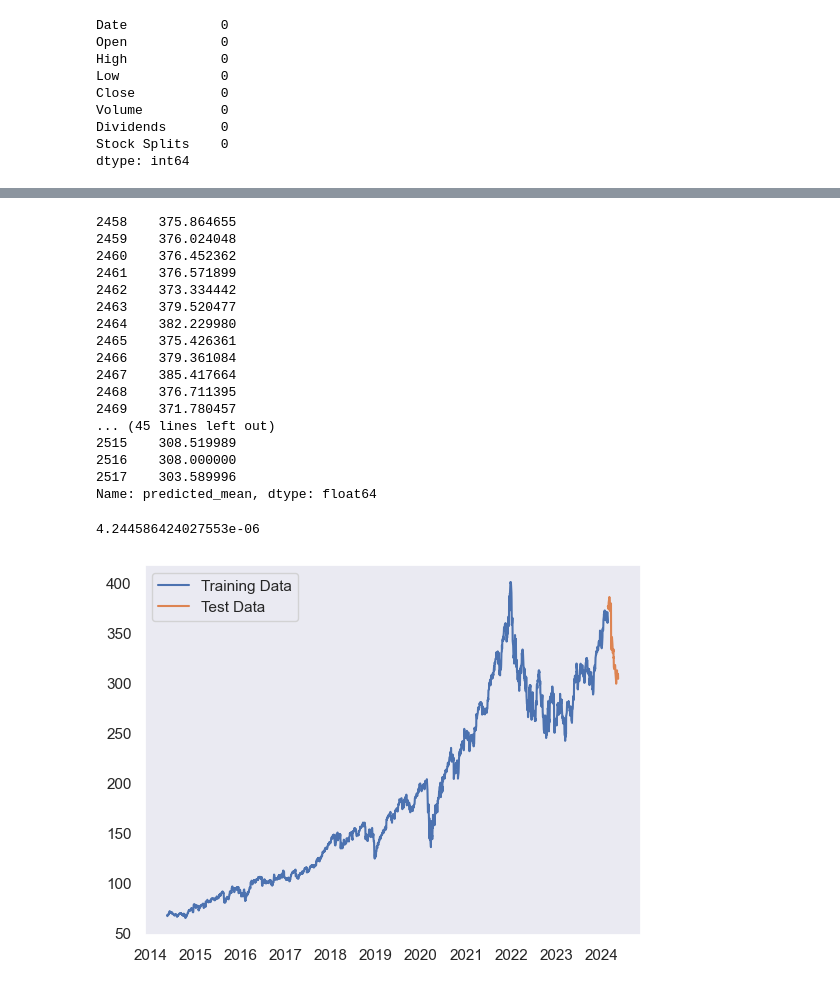
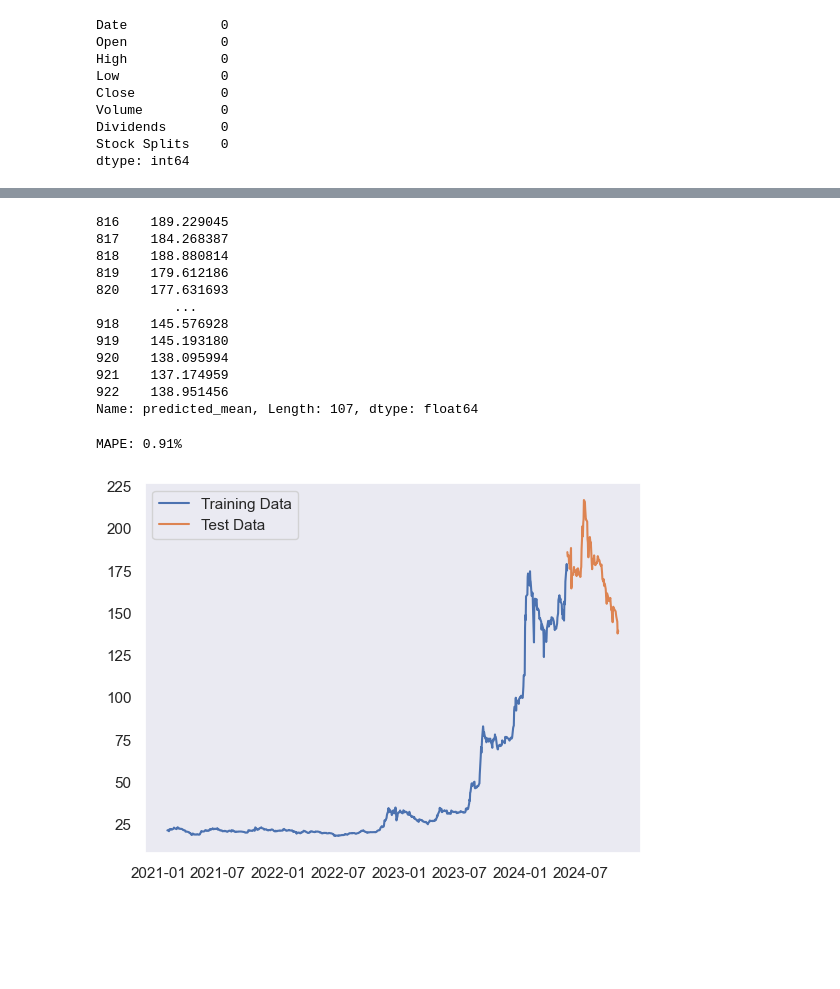
Before and after one commit to shekhar-banerjee96/Stock-Analysis, a Jupyter notebook: TimeSeries.ipynb, the cells around one changed output, grey strips where cells are left out. Cells and saved outputs as stored; diff of their text form; code cells hidden in the pictures; blank space fills up the shorter version.

```diff
--- a/TimeSeries.ipynb
+++ b/TimeSeries.ipynb
@@ -48,4 +48,4 @@ acc_hist.head(10)
 # %%
-acc_hist.reset_index(inplace=True)
-acc_hist['Date'] = pd.to_datetime(acc_hist['Date']).dt.date
+stk_hist.reset_index(inplace=True)
+stk_hist['Date'] = pd.to_datetime(stk_hist['Date']).dt.date
 # %%
@@ -118,5 +129,5 @@ acc_hist.describe()
 # %%
-df = acc_hist.drop(['Dividends','Stock Splits'],axis=1)
+df = stk_hist.drop(['Dividends','Stock Splits'],axis=1)
 # %%
 df.head()
 # %% [output]
@@ -261,9 +273,9 @@ df_final_model.head()
 # %%
-train_df = df_final_model[pd.to_datetime(df_final_model['Date']) < pd.to_datetime('2024-02-23')]
+train_df = df_final_model[pd.to_datetime(df_final_model['Date']) < pd.to_datetime('2024-05-23')]
 
 # training data means : 2000-01-03 to 2015-03-22
 # test data means : 2015-03-23 to 2021-04-30
-test_df = df_final_model[pd.to_datetime(df_final_model['Date']) >= pd.to_datetime('2024-02-23')]
+test_df = df_final_model[pd.to_datetime(df_final_model['Date']) >= pd.to_datetime('2024-05-23')]
 # %%
 train_df.shape , test_df.shape
 # %% [output]
@@ -333,3 +343,6 @@ Model : (0, 0, 1)(0, 0, 2, 5)
 # %%
-ex_train = train_df[['Open', 'High', 'Low', 'Close', 'Volume']]
-ex_test = test_df[['Open', 'High', 'Low', 'Close', 'Volume']]
+x_train = train_df[['Open', 'High', 'Low', 'Volume']]
+x_test = test_df[['Open', 'High', 'Low', 'Volume']]
+
+y_train = train_df[['Close']]
+y_test = test_df[['Close']]
@@ -431,21 +613,16 @@ plt.show()
 # %%
-pred_SARIMAX = result.get_forecast(steps=len(test_df), exog=ex_test)
+pred_SARIMAX = result.get_forecast(steps=len(test_df), exog=x_test)
 pred_SARIMAX.predicted_mean
 # %% [output]
-2458    375.864655
-2459    376.024048
-2460    376.452362
-2461    376.571899
-2462    373.334442
-2463    379.520477
-2464    382.229980
-2465    375.426361
-2466    379.361084
-2467    385.417664
-2468    376.711395
-2469    371.780457
-... (45 lines left out)
-2515    308.519989
-2516    308.000000
-2517    303.589996
-Name: predicted_mean, dtype: float64
+816    189.229045
+817    184.268387
+818    188.880814
+819    179.612186
+820    177.631693
+          ...
+918    145.576928
+919    145.193180
+920    138.095994
+921    137.174959
+922    138.951456
+Name: predicted_mean, Length: 107, dtype: float64
@@ -455,13 +629,16 @@ from math import sqrt
-# %%
-rmse = sqrt(mean_squared_error(test_final.Close,pred_SARIMAX.predicted_mean, squared=False ))
-print(rmse)
-# %% [output]
-4.244586424027553e-06
+# %%
+from sklearn.metrics import mean_absolute_percentage_error
+
+# Assuming y_true contains actual values and y_pred contains predicted values
+mape = mean_absolute_percentage_error(y_test, pred_SARIMAX.predicted_mean)
+print(f"MAPE: {mape * 100:.2f}%")  # Multiply by 100 to express as percentage
+# %% [output]
+MAPE: 0.91%
 # %%
-plt.plot(train_final, label="Training Data")
-plt.plot(test_final, label="Test Data")
+plt.plot(y_train, label="Training Data")
+plt.plot(y_test, label="Test Data")
 plt.legend(loc='best')
 plt.grid();
 # %% [output]
-[figure, old version]
+[figure, new version]
 # %%
```
Also changed, not shown: parts of 59 cells of this notebook, 2 other files.
